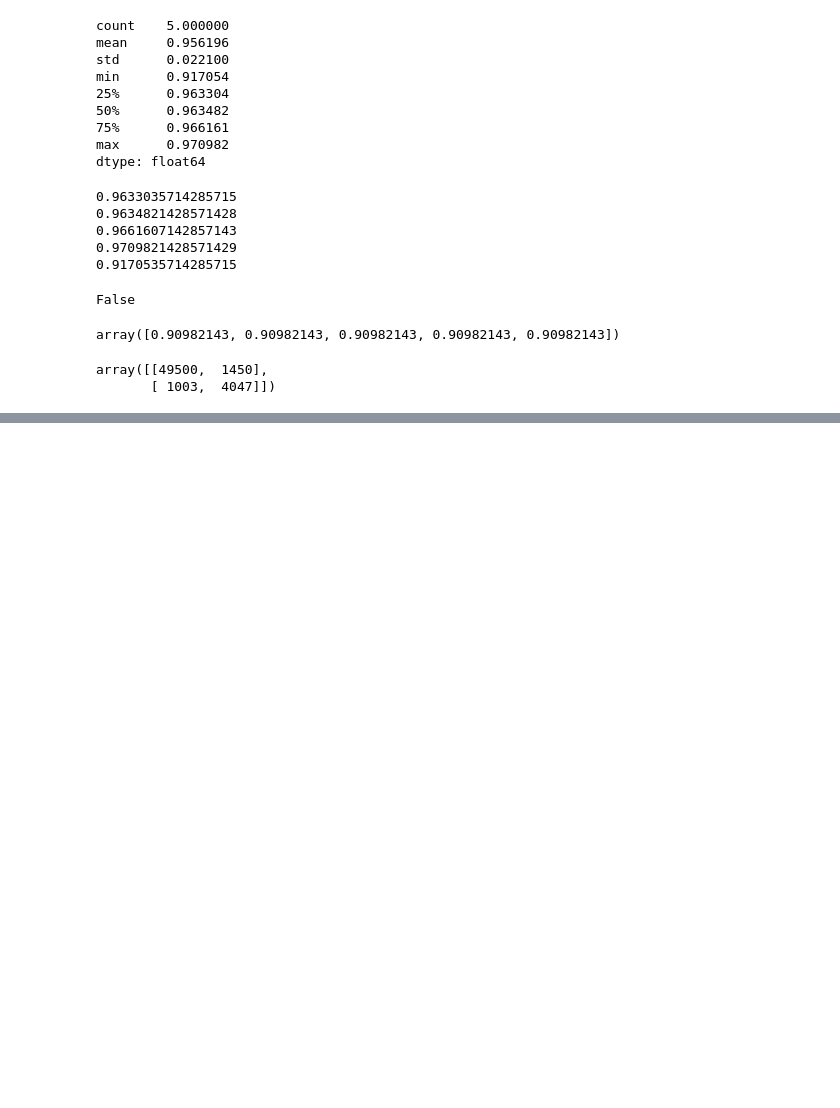
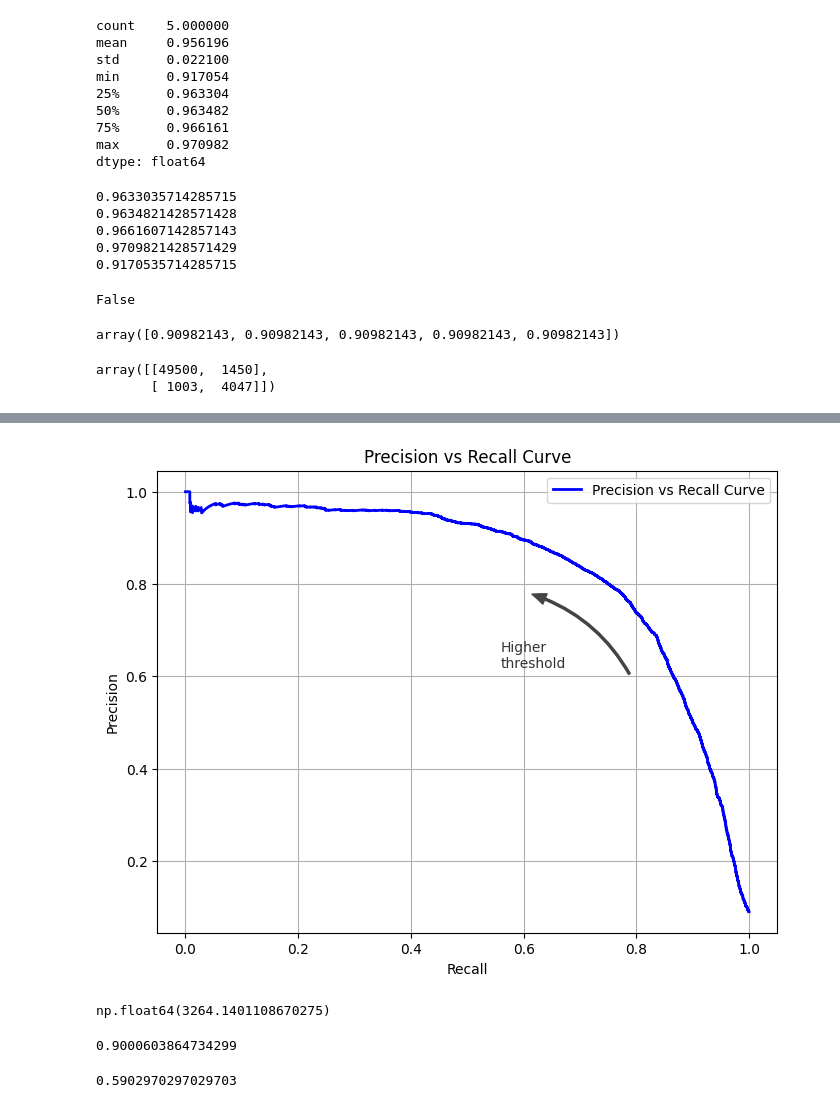
Before and after one commit to sunodmongia/MNIST, a Jupyter notebook: mnist.ipynb, the cells around one changed output, grey strips where cells are left out. Saved outputs shown, nothing was run; the diff lists cells and outputs as text; code cells hidden in the pictures; blank space fills up the shorter version.

```diff
--- a/mnist.ipynb
+++ b/mnist.ipynb
@@ -75,8 +77,8 @@ X_train, X_test, y_train, y_test = train_test_split(X, y, stratify=y, test_size=
 # %% [markdown]
 Training a Binary Classifier
 # %%
-y_train_5 = (y_train == "5")
-y_test_5 = (y_test == '5')
+y_train_5 = y_train == "5"
+y_test_5 = y_test == "5"
 # %%
 from sklearn.linear_model import SGDClassifier
 
@@ -170,0 +246,38 @@ array([[49500,  1450],
+# %%
+import matplotlib.patches as patches
+
+plt.figure(figsize=(8, 6))
+plt.plot(recalls, precisions, "b-", linewidth=2, label="Precision vs Recall Curve")
+plt.title("Precision vs Recall Curve")
+plt.grid()
+plt.xlabel("Recall")
+plt.ylabel("Precision")
+plt.legend()
+plt.gca().add_patch(
+    patches.FancyArrowPatch(
+        (0.79, 0.60),
+        (0.61, 0.78),
+        connectionstyle="arc3,rad=.2",
+        arrowstyle="Simple, tail_width=1.5, head_width=8, head_length=10",
+        color="#444444",
+    )
+)
+plt.text(0.56, 0.62, "Higher\nthreshold", color="#333333")
+plt.show()
+# %% [output]
+[figure, added]
+# %%
+idx_for_90_precision = (precisions >= 0.90).argmax()
+threshold_for_90_precision = thresholds[idx_for_90_precision]
+threshold_for_90_precision
+# %% [output]
+np.float64(3264.1401108670275)
+# %%
+y_train_pred_90 = (y_score >= threshold_for_90_precision)
+precision_score(y_train_5, y_train_pred_90)
+# %% [output]
+0.9000603864734299
+# %%
+recall_score(y_train_5, y_train_pred_90)
+# %% [output]
+0.5902970297029703
```
Also changed, not shown: parts of 15 cells of this notebook.
